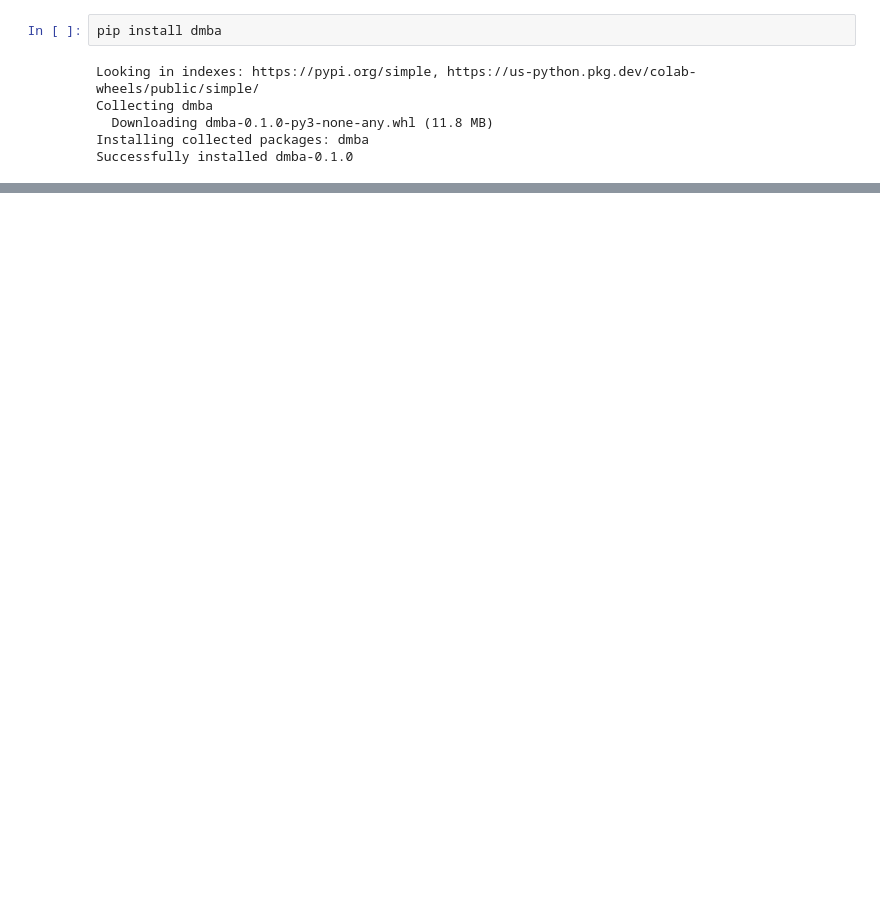
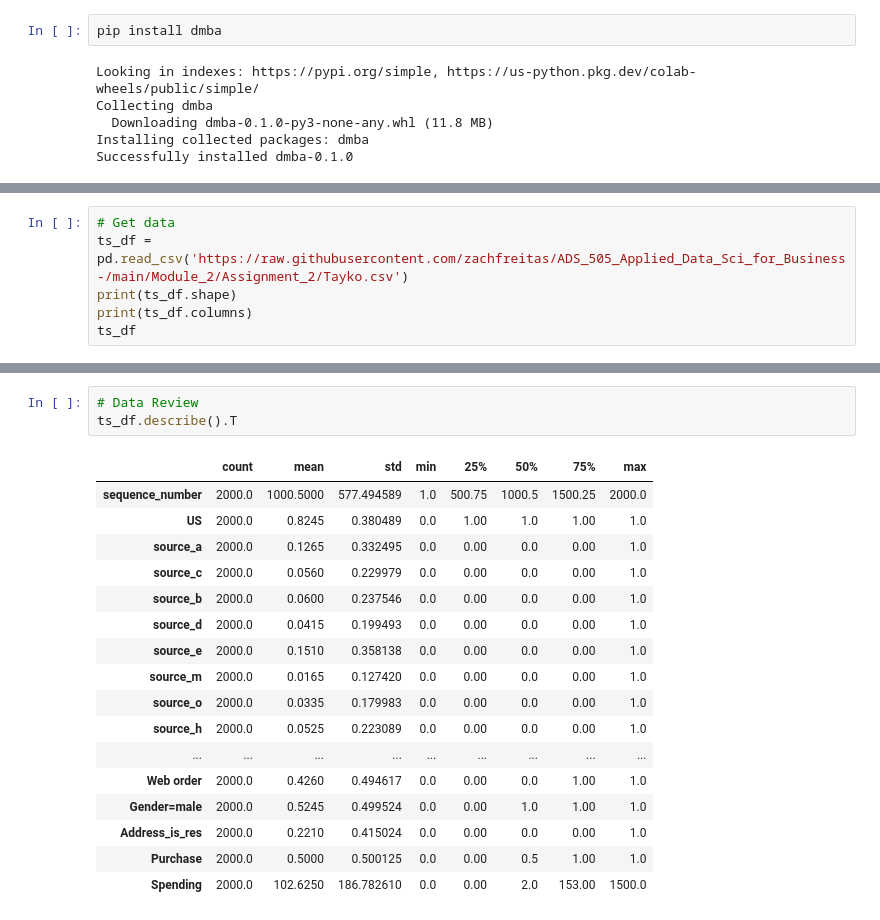
Before and after one commit to zachfreitas/ADS_505_Applied_Data_Sci_for_Business-, a Jupyter notebook: Module_2/Assignment_2/Assignment_2.ipynb, the cells around one changed output, grey strips where cells are left out. Cells and saved outputs as stored; diff of their text form; blank space fills up the shorter version.

```diff
--- a/Module_2/Assignment_2/Assignment_2.ipynb
+++ b/Module_2/Assignment_2/Assignment_2.ipynb
@@ -37,0 +36,6 @@ no display found. Using non-interactive Agg backend
+# %%
+# Get data
+ts_df = pd.read_csv('https://raw.githubusercontent.com/zachfreitas/ADS_505_Applied_Data_Sci_for_Business-/main/Module_2/Assignment_2/Tayko.csv')
+print(ts_df.shape)
+print(ts_df.columns)
+ts_df
@@ -37,0 +102,21 @@ no display found. Using non-interactive Agg backend
+# %%
+# Data Review
+ts_df.describe().T
+# %% [output]
+|  | count | mean | std | min | 25% | 50% | 75% | max |
+| sequence_number | 2000.0 | 1000.5000 | 577.494589 | 1.0 | 500.75 | 1000.5 | 1500.25 | 2000.0 |
+| US | 2000.0 | 0.8245 | 0.380489 | 0.0 | 1.00 | 1.0 | 1.00 | 1.0 |
+| source_a | 2000.0 | 0.1265 | 0.332495 | 0.0 | 0.00 | 0.0 | 0.00 | 1.0 |
+| source_c | 2000.0 | 0.0560 | 0.229979 | 0.0 | 0.00 | 0.0 | 0.00 | 1.0 |
+| source_b | 2000.0 | 0.0600 | 0.237546 | 0.0 | 0.00 | 0.0 | 0.00 | 1.0 |
+| source_d | 2000.0 | 0.0415 | 0.199493 | 0.0 | 0.00 | 0.0 | 0.00 | 1.0 |
+| source_e | 2000.0 | 0.1510 | 0.358138 | 0.0 | 0.00 | 0.0 | 0.00 | 1.0 |
+| source_m | 2000.0 | 0.0165 | 0.127420 | 0.0 | 0.00 | 0.0 | 0.00 | 1.0 |
+| source_o | 2000.0 | 0.0335 | 0.179983 | 0.0 | 0.00 | 0.0 | 0.00 | 1.0 |
+| source_h | 2000.0 | 0.0525 | 0.223089 | 0.0 | 0.00 | 0.0 | 0.00 | 1.0 |
+| ... | ... | ... | ... | ... | ... | ... | ... | ... |
+| Web order | 2000.0 | 0.4260 | 0.494617 | 0.0 | 0.00 | 0.0 | 1.00 | 1.0 |
+| Gender=male | 2000.0 | 0.5245 | 0.499524 | 0.0 | 0.00 | 1.0 | 1.00 | 1.0 |
+| Address_is_res | 2000.0 | 0.2210 | 0.415024 | 0.0 | 0.00 | 0.0 | 0.00 | 1.0 |
+| Purchase | 2000.0 | 0.5000 | 0.500125 | 0.0 | 0.00 | 0.5 | 1.00 | 1.0 |
+| Spending | 2000.0 | 102.6250 | 186.782610 | 0.0 | 0.00 | 2.0 | 153.00 | 1500.0 |
```
Also changed, not shown: parts of 34 cells of this notebook.
